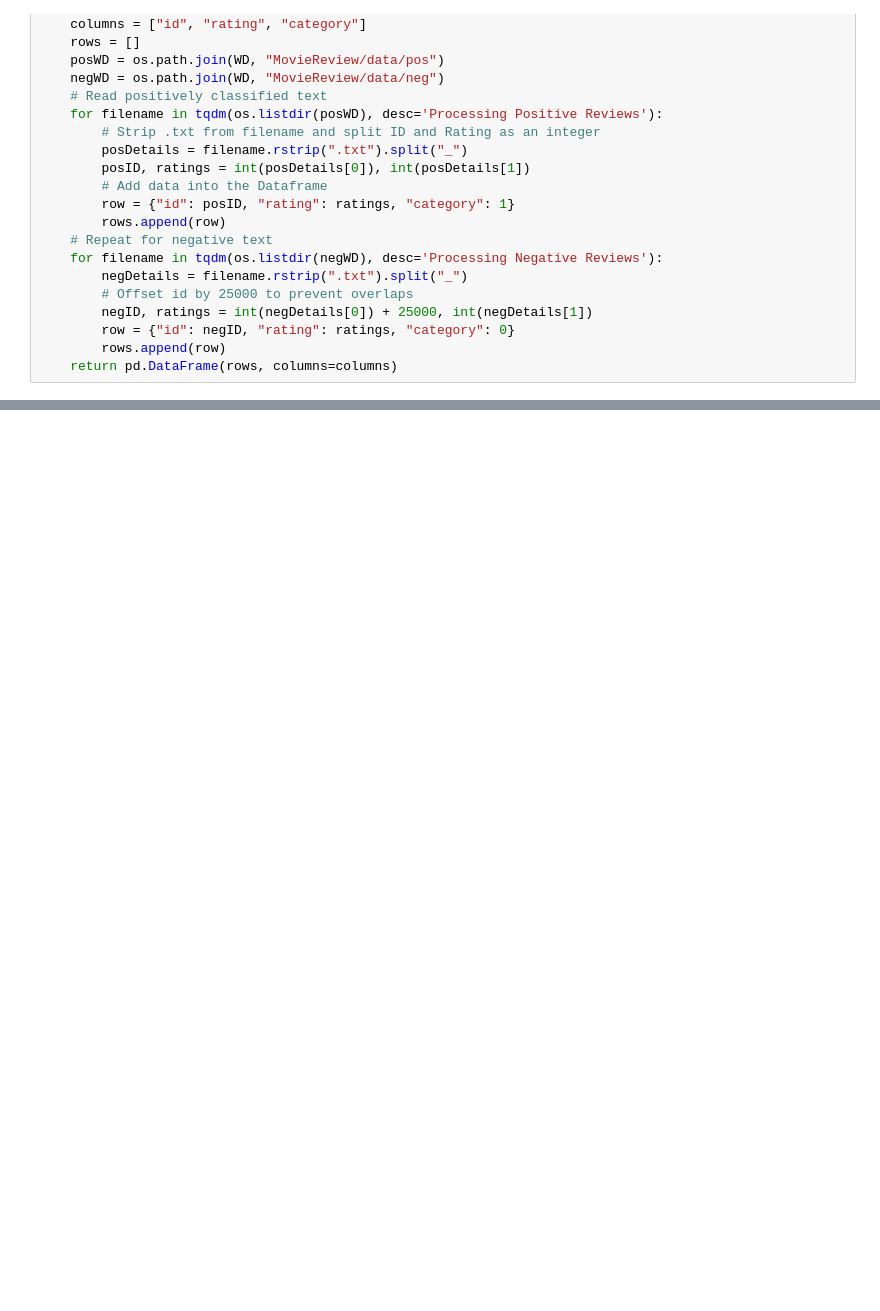
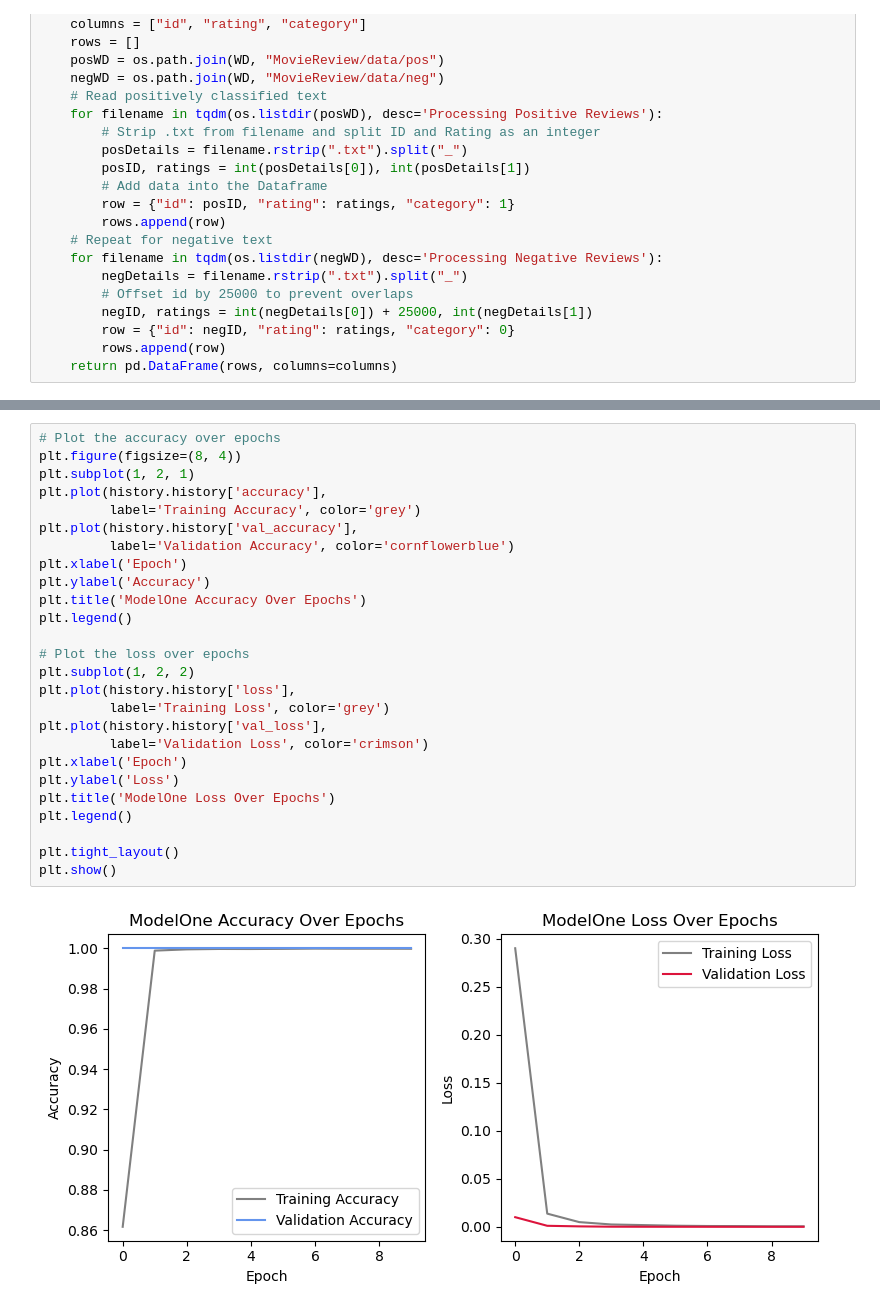
Before and after one commit to Happlesful/proj, a Jupyter notebook: case2.ipynb, the cells around one changed output, grey strips where cells are left out. Drawn from its saved outputs; the diff is of its cells as text; blank space fills up the shorter version.

```diff
--- a/case2.ipynb
+++ b/case2.ipynb
@@ -65,0 +147,28 @@ print(dataframe.head())
+# %%
+# Plot the accuracy over epochs
+plt.figure(figsize=(8, 4))
+plt.subplot(1, 2, 1)
+plt.plot(history.history['accuracy'],
+         label='Training Accuracy', color='grey')
+plt.plot(history.history['val_accuracy'],
+         label='Validation Accuracy', color='cornflowerblue')
+plt.xlabel('Epoch')
+plt.ylabel('Accuracy')
+plt.title('ModelOne Accuracy Over Epochs')
+plt.legend()
+
+# Plot the loss over epochs
+plt.subplot(1, 2, 2)
+plt.plot(history.history['loss'],
+         label='Training Loss', color='grey')
+plt.plot(history.history['val_loss'],
+         label='Validation Loss', color='crimson')
+plt.xlabel('Epoch')
+plt.ylabel('Loss')
+plt.title('ModelOne Loss Over Epochs')
+plt.legend()
+
+plt.tight_layout()
+plt.show()
+# %% [output]
+[figure, added]
```
Also changed, not shown: parts of 19 cells of this notebook.
